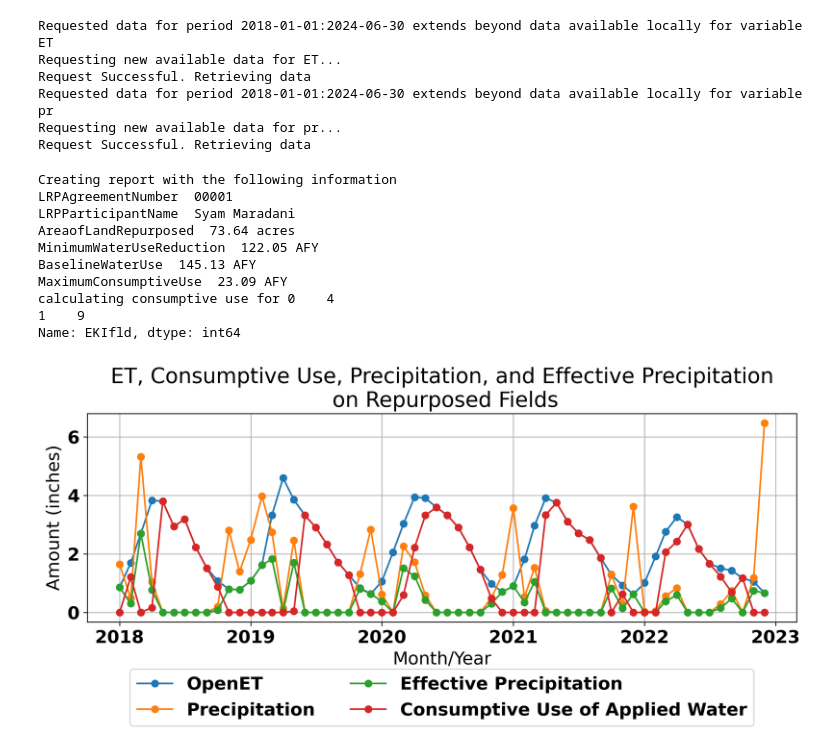
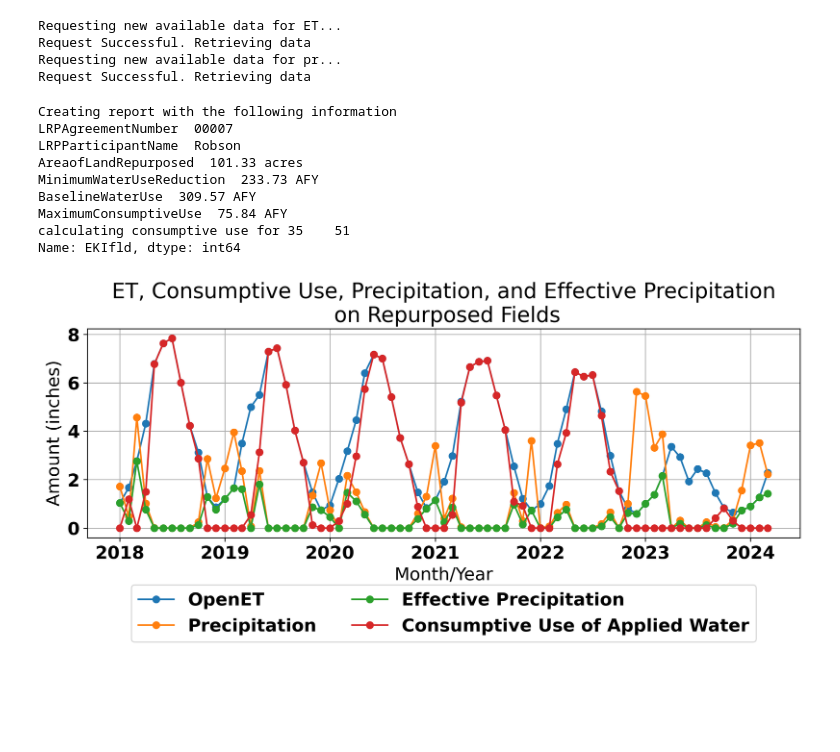
Before and after one commit to mmaneta/eki_lpr_update, a Jupyter notebook: notebooks/update_lrp_merced.ipynb, the cells around one changed output. Saved outputs shown, nothing was run; the diff lists cells and outputs as text; code cells hidden in the pictures; blank space fills up the shorter version.

Commit message:
fix bug on dataframe updates when pulling new data from openet

```diff
--- a/notebooks/update_lrp_merced.ipynb
+++ b/notebooks/update_lrp_merced.ipynb
@@ -14,13 +13,13 @@ open_et_obj = query_openet.OpenetApi.from_file(path_dataset=path_to_folder_with_
 query_et = {
     "variable": "ET",
     "start_date": "2018-01-01",
-    "end_date": "2024-06-30",
+    "end_date": "2024-09-30",
     "interval": "monthly",
     "model": "ensemble",
     "reducer": "mean",
     "reference_et": "cimis",
     "units": "in",
-    "attributes": ["EKIfld",],
+    "attributes": "EKIfld",
     "asset_id": "projects/ee-csheppner/assets/Year1_enrolled_repurposed",
 }
 
@@ -30,49 +29,49 @@ open_et_obj.update_local_dataset(**query_et)
 query_pp = {
     "variable": "pr",
     "start_date": "2018-01-01",
-    "end_date": "2024-06-30",
+    "end_date": "2024-09-30",
     "interval": "monthly",
     "model": "ensemble",
     "reducer": "mean",
     "reference_et": "cimis",
     "units": "in",
-    "attributes": ["EKIfld",],
+    "attributes": "EKIfld",
     "asset_id": "projects/ee-csheppner/assets/Year1_enrolled_repurposed",
 }
 
 open_et_obj.update_local_dataset(**query_pp)
 # %% [output]
-Requested data for period 2018-01-01:2024-06-30 extends beyond data available locally for variable ET
 Requesting new available data for ET...
 Request Successful. Retrieving data
-Requested data for period 2018-01-01:2024-06-30 extends beyond data available locally for variable pr
 Requesting new available data for pr...
 Request Successful. Retrieving data
 # %%
 # Conduct data analysis and generate report from pdf
 
-pdf_report = "./reports/WY2023_Q1_qtrly_report_00001_Maradani.pdf"
+pdf_report = "Z:\Merced Subbasin GSA SGMA (C10076)\EKI Work Products\One-off deliverables\LRP\Reports\Quarterly\WY2024_Q2\Report_PDFs\MSGSA_LRP_quarterly_report_WY2024-Q2_00007_Robson.pdf"
 
-report = query_openet.GenerateLrpReport.from_pdf_template(pdf_report)
-smb = report.generate_lrp_report(fn_pp='./data/Year1_enrolled_repurposed_pr.csv',
+try:
+    report = query_openet.GenerateLrpReport.from_pdf_template(pdf_report)
+    smb = report.generate_lrp_report(fn_pp='./data/Year1_enrolled_repurposed_pr.csv',
                                  fn_et='./data/Year1_enrolled_repurposed_ET.csv',
                                  fn_fld_key='./data/EKIfld_IDs_key.csv',
-                                 water_year=2023,
-                                 quarter="Q1",
-                                 fn_report_out="./reports/test_report_Maradani.pdf"
+                                 water_year=2024,
+                                 quarter="Q2",
+                                 fn_report_out="./reports/test_report_Robson.pdf"
                                  )
+# save the
+    smb.save_consumptive_use_to_csv("reports")
 
-# save the
-smb.save_consumptive_use_to_csv("reports")
+except Exception as e:
+    print(e)
 # %% [output]
 Creating report with the following information
-LRPAgreementNumber  00001
-LRPParticipantName  Syam Maradani
-AreaofLandRepurposed  73.64 acres
-MinimumWaterUseReduction  122.05 AFY
-BaselineWaterUse  145.13 AFY
-MaximumConsumptiveUse  23.09 AFY
-calculating consumptive use for 0    4
-1    9
+LRPAgreementNumber  00007
+LRPParticipantName  Robson
+AreaofLandRepurposed  101.33 acres
+MinimumWaterUseReduction  233.73 AFY
+BaselineWaterUse  309.57 AFY
+MaximumConsumptiveUse  75.84 AFY
+calculating consumptive use for 35    51
 Name: EKIfld, dtype: int64
-[figure, old version]
+[figure, new version]
```
Also changed, not shown: parts of 2 cells of this notebook, 2 other files.
